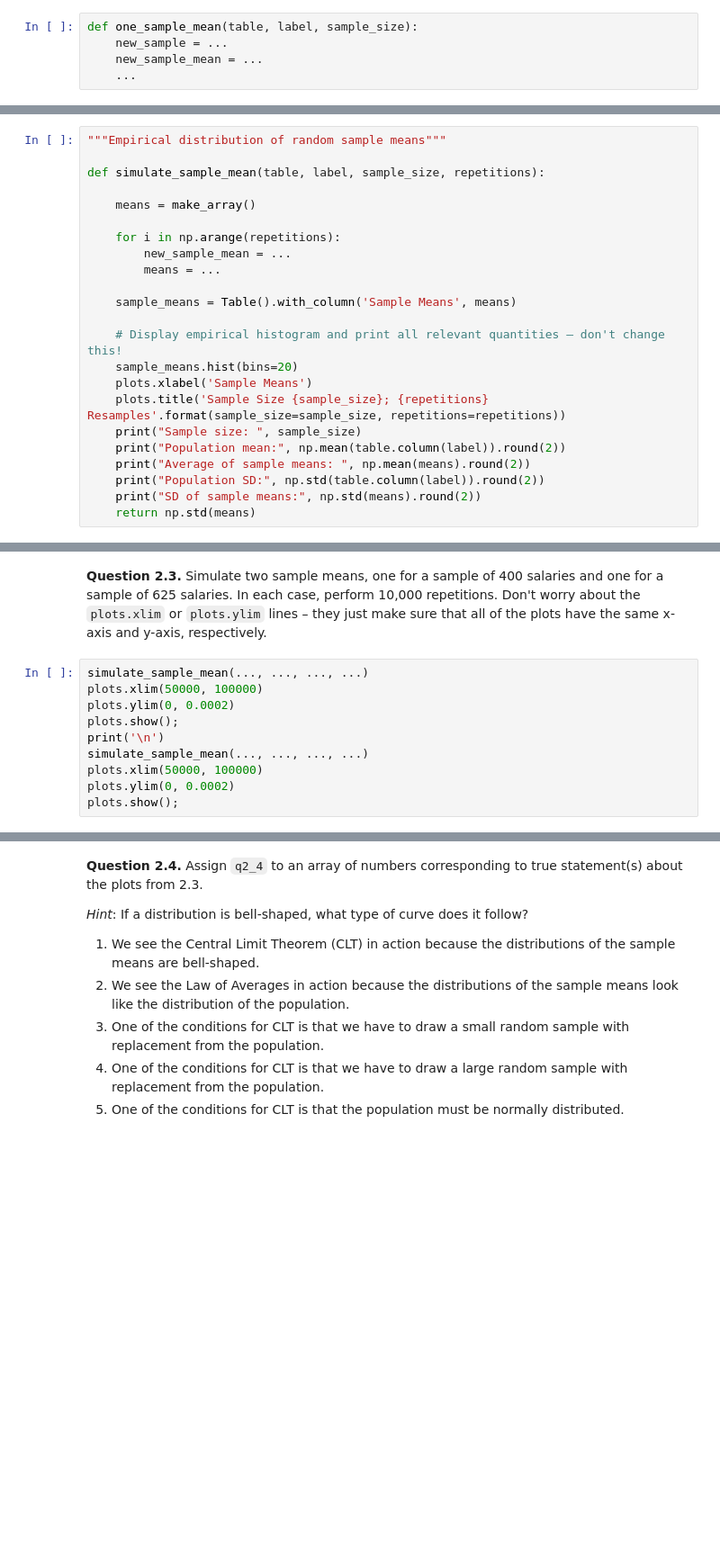
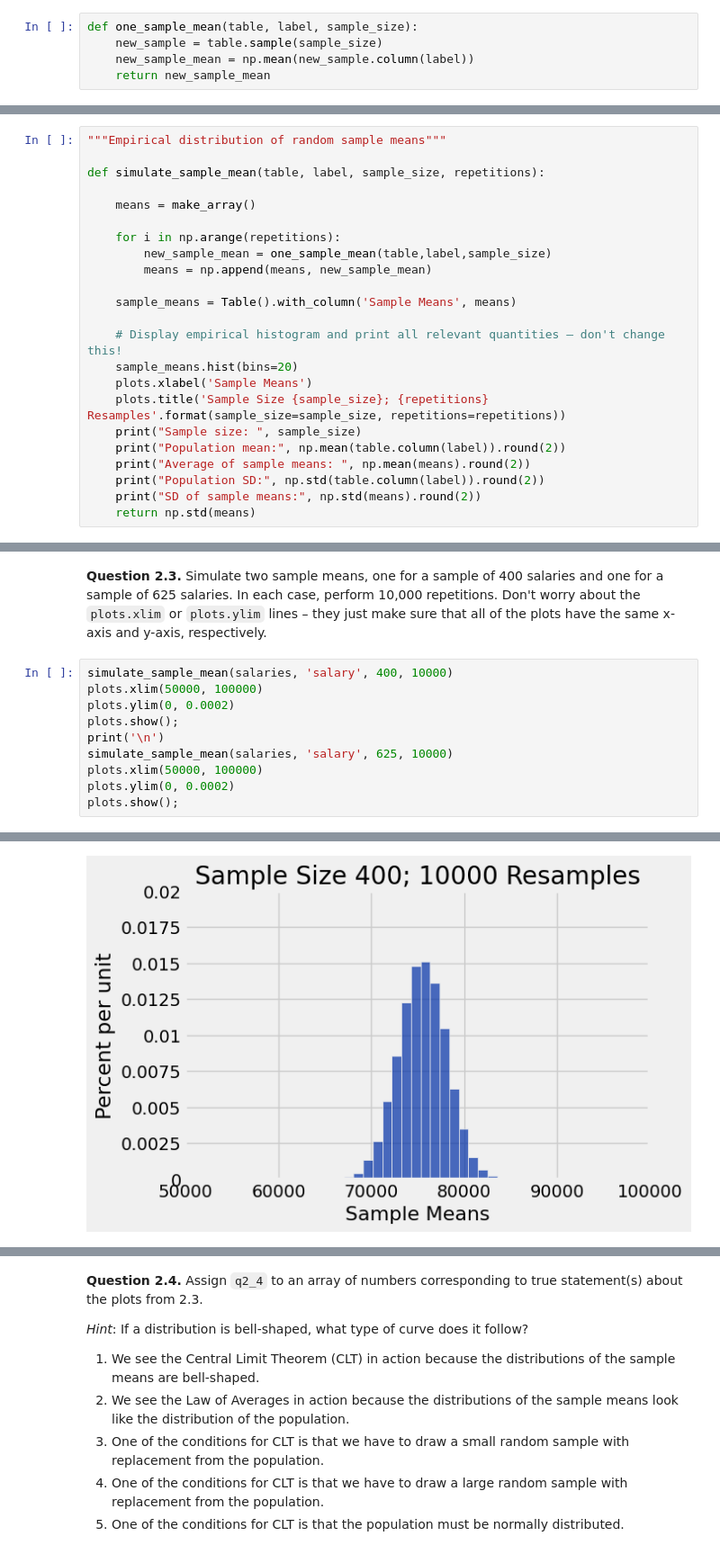
Before and after one commit to bwinterstein/Intro-Data, a Jupyter notebook: Labs/lab08.ipynb, the cells around one changed output, grey strips where cells are left out. Shown at 90% size. Drawn from its saved outputs; the diff is of its cells as text; blank space fills up the shorter version.

```diff
--- a/Labs/lab08.ipynb
+++ b/Labs/lab08.ipynb
@@ -154,8 +166,8 @@ return the mean of the `label` column of the sample.
 _Note:_ The function should reference the arguments and be able to work with any table.
 # %%
 def one_sample_mean(table, label, sample_size):
-    new_sample = ...
-    new_sample_mean = ...
-    ...
+    new_sample = table.sample(sample_size)
+    new_sample_mean = np.mean(new_sample.column(label))
+    return new_sample_mean
 # %%
 grader.check("q2_1")
@@ -173,8 +187,8 @@ def simulate_sample_mean(table, label, sample_size, repetitions):
     means = make_array()
 
     for i in np.arange(repetitions):
-        new_sample_mean = ...
-        means = ...
+        new_sample_mean = one_sample_mean(table,label,sample_size)
+        means = np.append(means, new_sample_mean)
 
     sample_means = Table().with_column('Sample Means', means)
 
@@ -202,12 +223,13 @@ Notice that our distribution of _sample means_ looks approximately normal! Did i
 # %% [markdown]
 **Question 2.3.** Simulate two sample means, one for a sample of 400 salaries and one for a sample of 625 salaries. In each case, perform 10,000 repetitions. Don't worry about the `plots.xlim` or `plots.ylim` lines – they just make sure that all of the plots have the same x-axis and y-axis, respectively.
 # %%
-simulate_sample_mean(..., ..., ..., ...)
+simulate_sample_mean(salaries, 'salary', 400, 10000)
 plots.xlim(50000, 100000)
 plots.ylim(0, 0.0002)
 plots.show();
 print('\n')
-simulate_sample_mean(..., ..., ..., ...)
+simulate_sample_mean(salaries, 'salary', 625, 10000)
 plots.xlim(50000, 100000)
 plots.ylim(0, 0.0002)
 plots.show();
+# %% [output]
@@ -213,0 +241 @@ plots.show();
+[figure, added]
```
Also changed, not shown: parts of 23 cells of this notebook, 3 other files.
